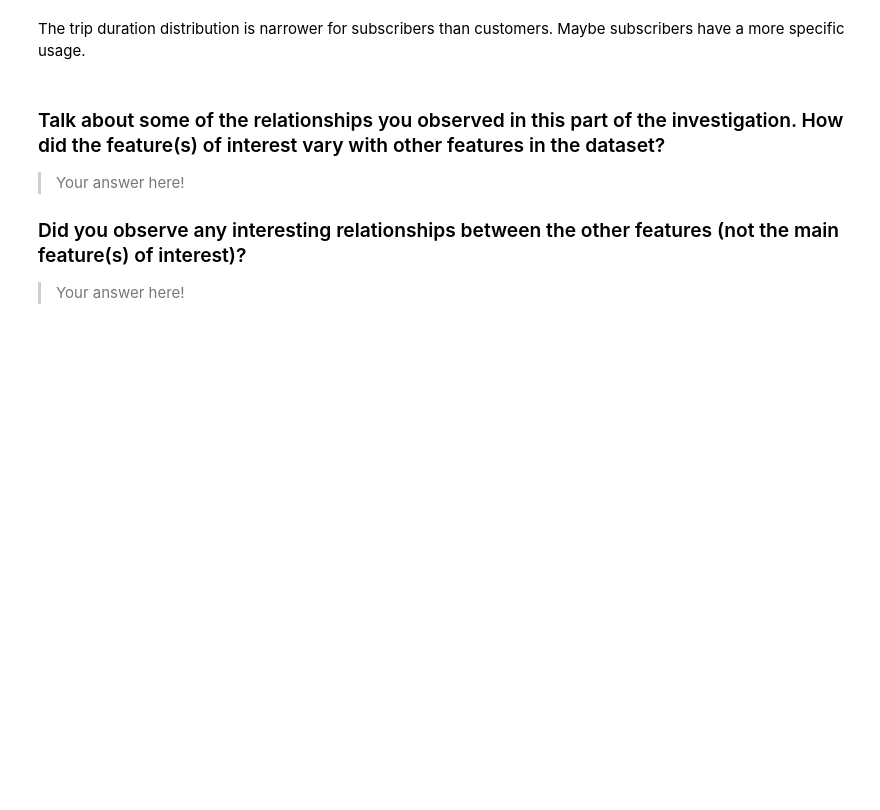
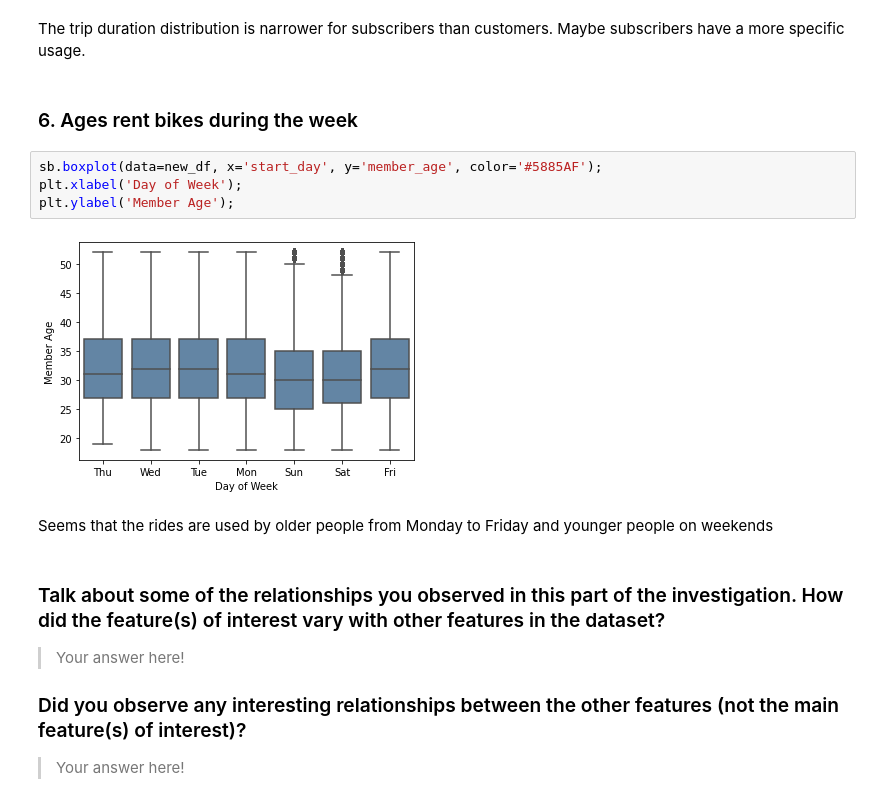
Before and after one commit to hagerElsehaimy/communicate-data-findings-FordGoBike, a Jupyter notebook: exploration_template.ipynb, the cells around one changed output. Saved outputs shown, nothing was run; the diff lists cells and outputs as text; blank space fills up the shorter version.

Commit message:
bivariate  Ages rent bikes during the week

```diff
--- a/exploration_template.ipynb
+++ b/exploration_template.ipynb
@@ -588,5 +588,15 @@ plt.ylabel('Trip Duration');
 # %% [markdown]
 The trip duration distribution is narrower for subscribers than customers. Maybe subscribers have a more specific usage.
+# %% [markdown]
+### 6. Ages rent bikes during the week
+# %%
+sb.boxplot(data=new_df, x='start_day', y='member_age', color='#5885AF');
+plt.xlabel('Day of Week');
+plt.ylabel('Member Age');
+# %% [output]
+[figure, added]
+# %% [markdown]
+Seems that the rides are used by older people from Monday to Friday and younger people on weekends
 # %% [markdown]
 ### Talk about some of the relationships you observed in this part of the investigation. How did the feature(s) of interest vary with other features in the dataset?
 
```
Also changed, not shown: parts of 1 cell of this notebook.
